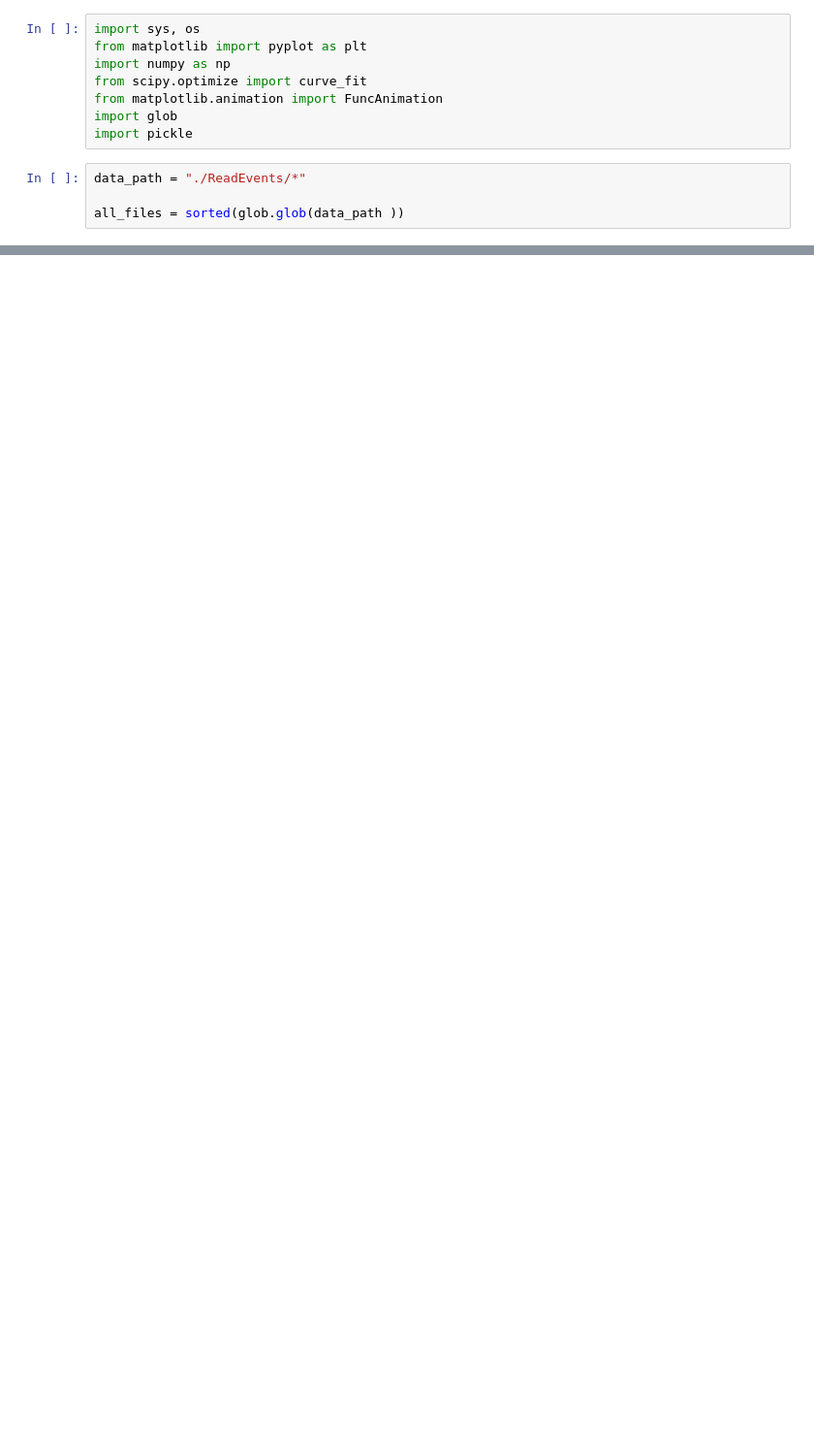
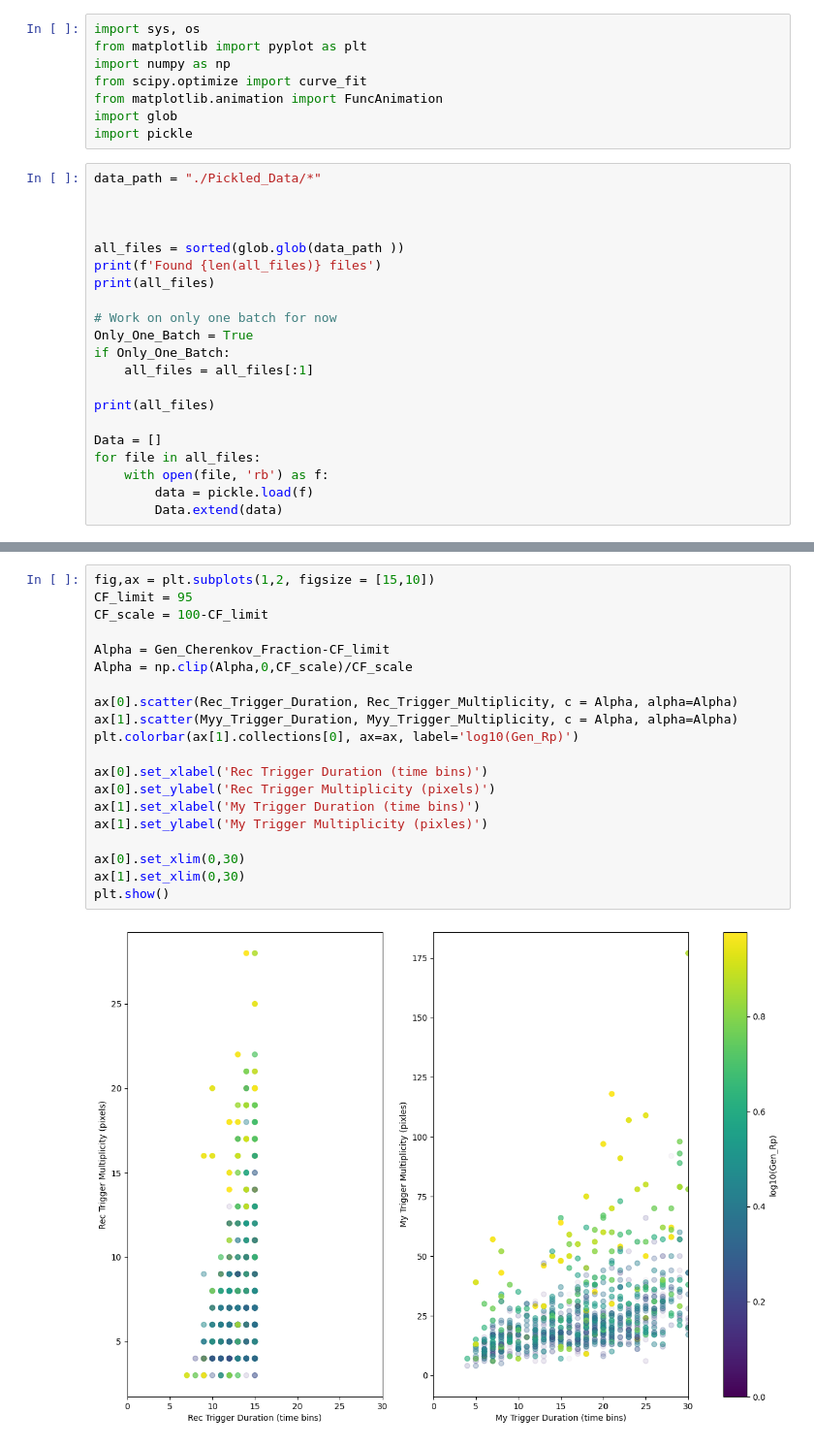
Before and after one commit to fedor-tairli/CDEProject, a Jupyter notebook: CDE_100_Isolation/DoSpaceTrigger_Retrigger.ipynb, the cells around one changed output, grey strips where cells are left out. Shown at 97% size. Cells and saved outputs as stored; diff of their text form; blank space fills up the shorter version.

```diff
--- a/CDE_100_Isolation/DoSpaceTrigger_Retrigger.ipynb
+++ b/CDE_100_Isolation/DoSpaceTrigger_Retrigger.ipynb
@@ -7,6 +7,23 @@ from matplotlib.animation import FuncAnimation
 import glob
 import pickle
 # %%
-data_path = "./ReadEvents/*"
+data_path = "./Pickled_Data/*"
+
+
 
 all_files = sorted(glob.glob(data_path ))
+print(f'Found {len(all_files)} files')
+print(all_files)
+
+# Work on only one batch for now
+Only_One_Batch = True
+if Only_One_Batch:
+    all_files = all_files[:1]
+
+print(all_files)
+
+Data = []
+for file in all_files:
+    with open(file, 'rb') as f:
+        data = pickle.load(f)
+        Data.extend(data)
@@ -378,0 +384,22 @@ NameError: name 'plt' is not defined
+# %%
+fig,ax = plt.subplots(1,2, figsize = [15,10])
+CF_limit = 95
+CF_scale = 100-CF_limit
+
+Alpha = Gen_Cherenkov_Fraction-CF_limit
+Alpha = np.clip(Alpha,0,CF_scale)/CF_scale
+
+ax[0].scatter(Rec_Trigger_Duration, Rec_Trigger_Multiplicity, c = Alpha, alpha=Alpha)
+ax[1].scatter(Myy_Trigger_Duration, Myy_Trigger_Multiplicity, c = Alpha, alpha=Alpha)
+plt.colorbar(ax[1].collections[0], ax=ax, label='log10(Gen_Rp)')
+
+ax[0].set_xlabel('Rec Trigger Duration (time bins)')
+ax[0].set_ylabel('Rec Trigger Multiplicity (pixels)')
+ax[1].set_xlabel('My Trigger Duration (time bins)')
+ax[1].set_ylabel('My Trigger Multiplicity (pixles)')
+
+ax[0].set_xlim(0,30)
+ax[1].set_xlim(0,30)
+plt.show()
+# %% [output]
+[figure, added]
```
Also changed, not shown: parts of 11 cells of this notebook, 4 other files.
